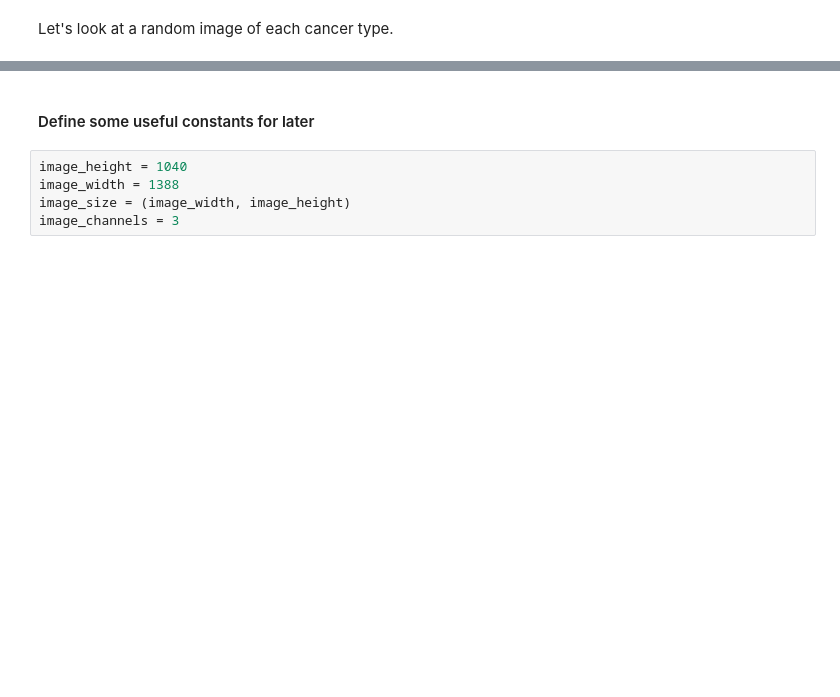
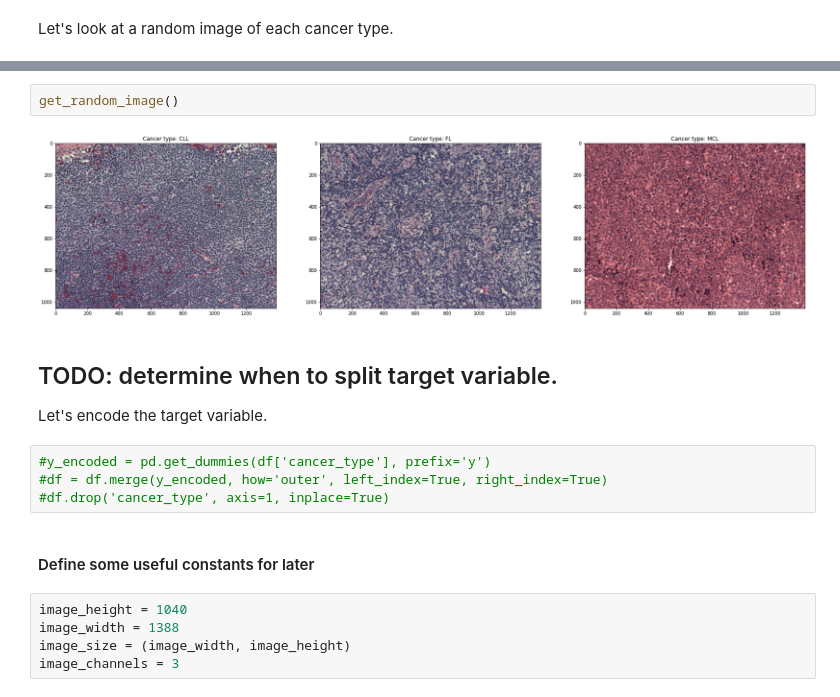
Before and after one commit to andy-j-block/lymphoma_classifier, a Jupyter notebook: Classifier.ipynb, the cells around one changed output, grey strips where cells are left out. Cells and saved outputs as stored; diff of their text form; blank space fills up the shorter version.

```diff
--- a/Classifier.ipynb
+++ b/Classifier.ipynb
@@ -240,3 +231,15 @@ for i, img in enumerate(rand_imgs):
+# %%
+get_random_image()
+# %% [output]
+[figure, added]
+# %% [markdown]
+## TODO: determine when to split target variable.
+
+Let's encode the target variable.
+# %%
+#y_encoded = pd.get_dummies(df['cancer_type'], prefix='y')
+#df = df.merge(y_encoded, how='outer', left_index=True, right_index=True)
+#df.drop('cancer_type', axis=1, inplace=True)
 # %% [markdown]
 #### Define some useful constants for later
 # %%
```
Also changed, not shown: parts of 33 cells of this notebook.
